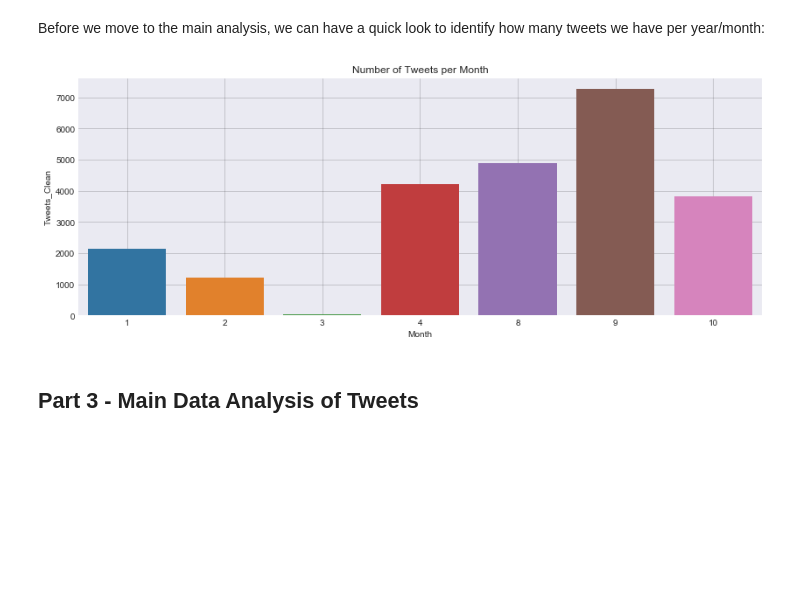
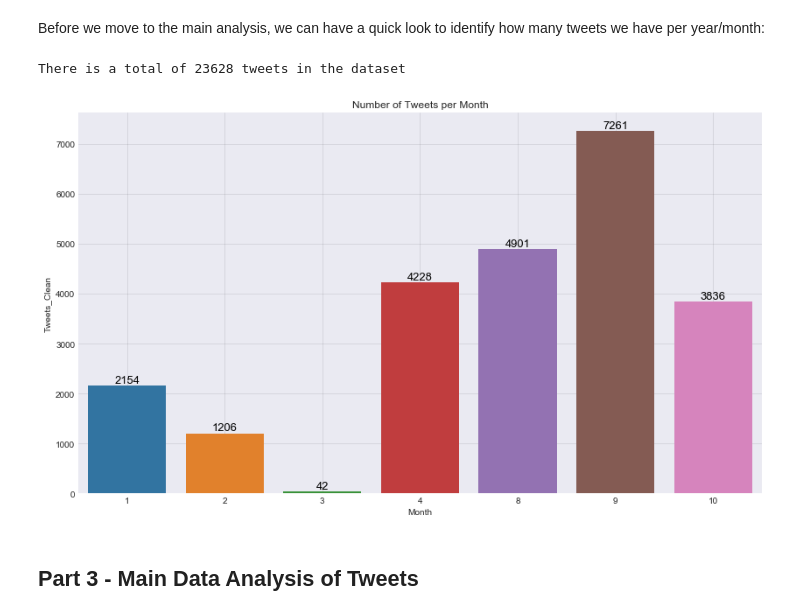
Before and after one commit to gpsyrou/Twitter_Sentiment_Analysis, a Jupyter notebook: jupyter_notebooks/Data_and_Sentiment_Analysis_Covid19_Tweets.ipynb, the cells around one changed output. Saved outputs shown, nothing was run; the diff lists cells and outputs as text; code cells hidden in the pictures; blank space fills up the shorter version.

Commit message:
fix plot number of tweets per month

```diff
--- a/jupyter_notebooks/Data_and_Sentiment_Analysis_Covid19_Tweets.ipynb
+++ b/jupyter_notebooks/Data_and_Sentiment_Analysis_Covid19_Tweets.ipynb
@@ -392,13 +392,21 @@ import matplotlib.pyplot as plt
 import seaborn as sns
 
 sns.set_style("darkgrid")
+# %%
+print('There is a total of {0} tweets in the dataset'.format(tweets_df['Tweets_Clean'].count()))
+# %% [output]
+There is a total of 23628 tweets in the dataset
 # %%
-plt.figure(figsize=(14, 5))
+plt.figure(figsize=(14, 8))
 tweets_per_month = tweets_df.groupby('Month')['Tweets_Clean'].count().reset_index()
-sns.barplot(x='Month', y='Tweets_Clean', data=tweets_per_month).set_title('Number of Tweets per Month')
-plt.grid(True, alpha=0.2, c='black')
+bar_plot = sns.barplot(x='Month', y='Tweets_Clean', data=tweets_per_month)
+for p in bar_plot.patches:
+             bar_plot.annotate("%.f" % p.get_height(), (p.get_x() + p.get_width() / 2., p.get_height()),
+                 ha='center', va='center', fontsize=13, color='black', xytext=(0, 6), textcoords='offset points')
+plt.title('Number of Tweets per Month')
+plt.grid(True, alpha=0.1, c='black')
 # %% [output]
-[figure, old version]
+[figure, new version]
 # %% [markdown]
 <a id="main_analysis"></a>
 ## Part 3 - Main Data Analysis of Tweets
```
Also changed, not shown: parts of 2 cells of this notebook.
